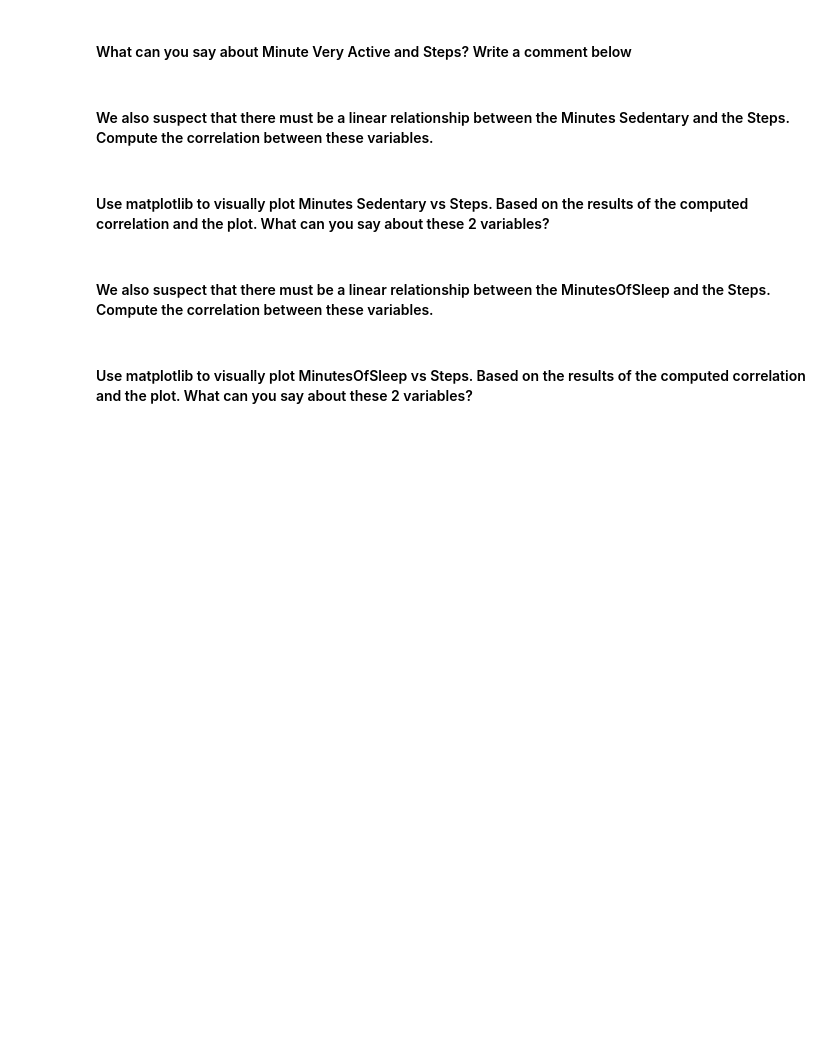
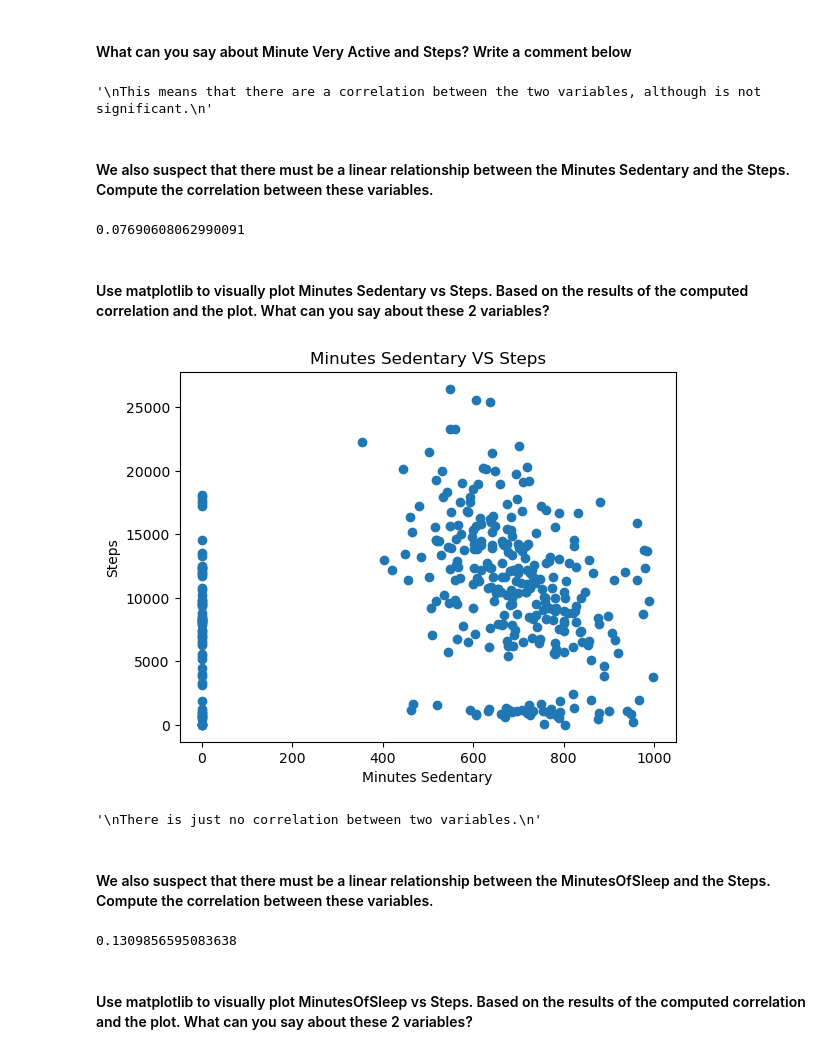
Before and after one commit to Ironhack-Data-Madrid-Abril-2023/5.1-lab_pivot_table_and_correlation, a Jupyter notebook: your_code/main.ipynb, the cells around one changed output. Saved outputs shown, nothing was run; the diff lists cells and outputs as text; code cells hidden in the pictures; blank space fills up the shorter version.

Commit message:
5.1-lab_pivot_table_and_correlation_C2

```diff
--- a/your_code/main.ipynb
+++ b/your_code/main.ipynb
@@ -207,6 +270,18 @@ total_years
+# %%
+# your comment here
+'''
+This means that there are a correlation between the two variables, although is not significant.
+'''
+# %% [output]
+'\nThis means that there are a correlation between the two variables, although is not significant.\n'
 # %% [markdown]
 #### We also suspect that there must be a linear relationship between the Minutes Sedentary and the Steps. Compute the correlation between these variables.
 # %%
 # your answer here
+sed_step_corr = fitbit['Minutes Sedentary'].corr(fitbit['Steps'])
+
+sed_step_corr
+# %% [output]
+0.07690608062990091
 # %% [markdown]
 #### Use matplotlib to visually plot Minutes Sedentary vs Steps. Based on the results of the computed correlation and the plot. What can you say about these 2 variables?
@@ -215,8 +288,28 @@ total_years
+# %%
+# your answer here
+plt.scatter(x = fitbit['Minutes Sedentary'], y = fitbit['Steps'])
+plt.xlabel('Minutes Sedentary')
+plt.ylabel('Steps')
+plt.title('Minutes Sedentary VS Steps')
+
+plt.show()
+# %% [output]
+[figure, added]
 # %%
 # Your comment here
+'''
+There is just no correlation between two variables.
+'''
+# %% [output]
+'\nThere is just no correlation between two variables.\n'
 # %% [markdown]
 #### We also suspect that there must be a linear relationship between the MinutesOfSleep and the Steps. Compute the correlation between these variables.
 # %%
 # your answer here
+sleep_step_corr = fitbit['MinutesOfSleep'].corr(fitbit['Steps'])
+
+sleep_step_corr
+# %% [output]
+0.1309856595083638
 # %% [markdown]
 #### Use matplotlib to visually plot MinutesOfSleep vs Steps. Based on the results of the computed correlation and the plot. What can you say about these 2 variables?
```
Also changed, not shown: parts of 23 cells of this notebook.
